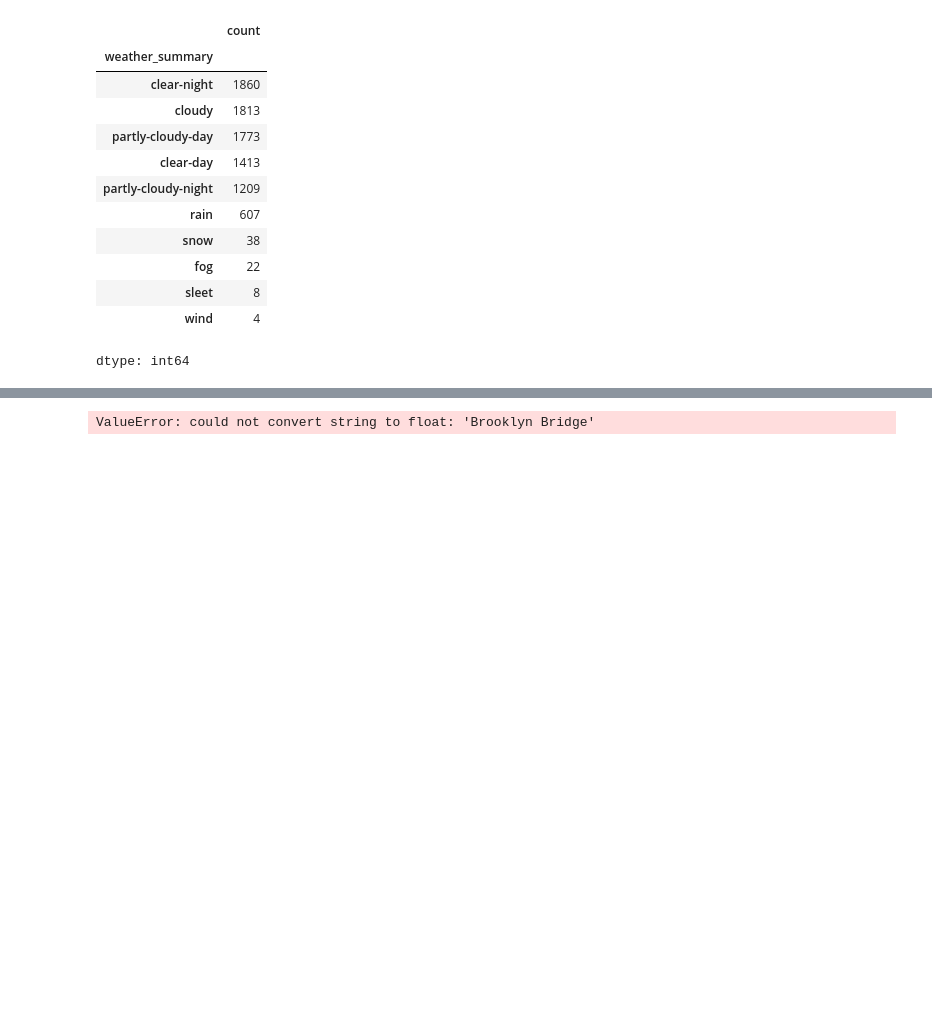
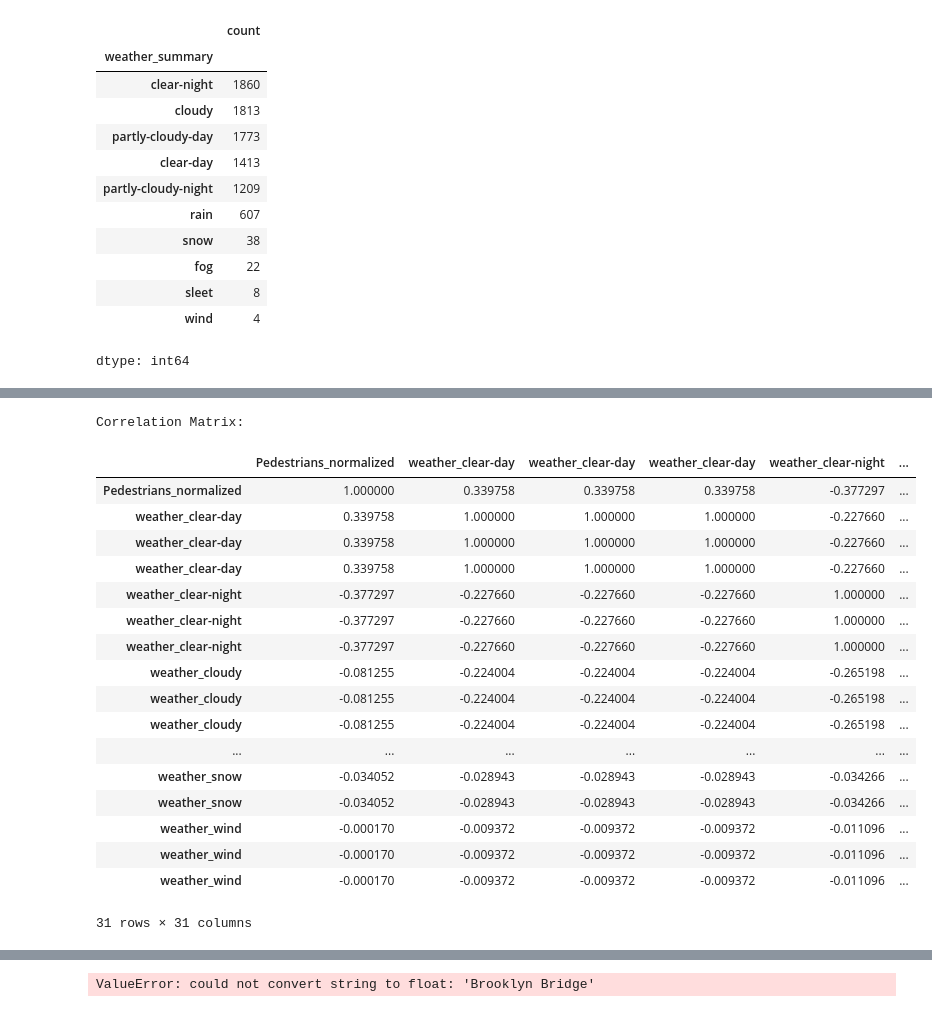
Before and after one commit to DotBion/NYU-DS-Bootcamp, a Jupyter notebook: ass_3.ipynb, the cells around one changed output, grey strips where cells are left out. Cells and saved outputs as stored; diff of their text form; code cells hidden in the pictures; blank space fills up the shorter version.

```diff
--- a/ass_3.ipynb
+++ b/ass_3.ipynb
@@ -185,0 +180,39 @@ Correlation Matrix:
+# %%
+# prompt: normalize the values that's output above, since they are not been able to represent in the correlation matrix due to increased precision
+
+import pandas as pd
+import matplotlib.pyplot as plt
+
+# ... (your existing code) ...
+
+year_df['weather_summary'].value_counts()
+# One-hot encode 'weather_summary'
+weather_dummies = pd.get_dummies(year_df['weather_summary'], prefix='weather')
+year_df = pd.concat([year_df, weather_dummies], axis=1)
+
+# Normalize 'Pedestrians' before calculating the correlation matrix
+year_df['Pedestrians_normalized'] = (year_df['Pedestrians'] - year_df['Pedestrians'].min()) / (year_df['Pedestrians'].max() - year_df['Pedestrians'].min())
+
+correlation_matrix = year_df[['Pedestrians_normalized'] + list(weather_dummies.columns)].corr()
+print("\nCorrelation Matrix:")
+correlation_matrix
+# %% [output]
+Correlation Matrix:
+|  | Pedestrians_normalized | weather_clear-day | weather_clear-day | weather_clear-day | weather_clear-night | ... |
+| Pedestrians_normalized | 1.000000 | 0.339758 | 0.339758 | 0.339758 | -0.377297 | ... |
+| weather_clear-day | 0.339758 | 1.000000 | 1.000000 | 1.000000 | -0.227660 | ... |
+| weather_clear-day | 0.339758 | 1.000000 | 1.000000 | 1.000000 | -0.227660 | ... |
+| weather_clear-day | 0.339758 | 1.000000 | 1.000000 | 1.000000 | -0.227660 | ... |
+| weather_clear-night | -0.377297 | -0.227660 | -0.227660 | -0.227660 | 1.000000 | ... |
+| weather_clear-night | -0.377297 | -0.227660 | -0.227660 | -0.227660 | 1.000000 | ... |
+| weather_clear-night | -0.377297 | -0.227660 | -0.227660 | -0.227660 | 1.000000 | ... |
+| weather_cloudy | -0.081255 | -0.224004 | -0.224004 | -0.224004 | -0.265198 | ... |
+| weather_cloudy | -0.081255 | -0.224004 | -0.224004 | -0.224004 | -0.265198 | ... |
+| weather_cloudy | -0.081255 | -0.224004 | -0.224004 | -0.224004 | -0.265198 | ... |
+| ... | ... | ... | ... | ... | ... | ... |
+| weather_snow | -0.034052 | -0.028943 | -0.028943 | -0.028943 | -0.034266 | ... |
+| weather_snow | -0.034052 | -0.028943 | -0.028943 | -0.028943 | -0.034266 | ... |
+| weather_wind | -0.000170 | -0.009372 | -0.009372 | -0.009372 | -0.011096 | ... |
+| weather_wind | -0.000170 | -0.009372 | -0.009372 | -0.009372 | -0.011096 | ... |
+| weather_wind | -0.000170 | -0.009372 | -0.009372 | -0.009372 | -0.011096 | ... |
+31 rows × 31 columns
```
Also changed, not shown: parts of 2 cells of this notebook.
